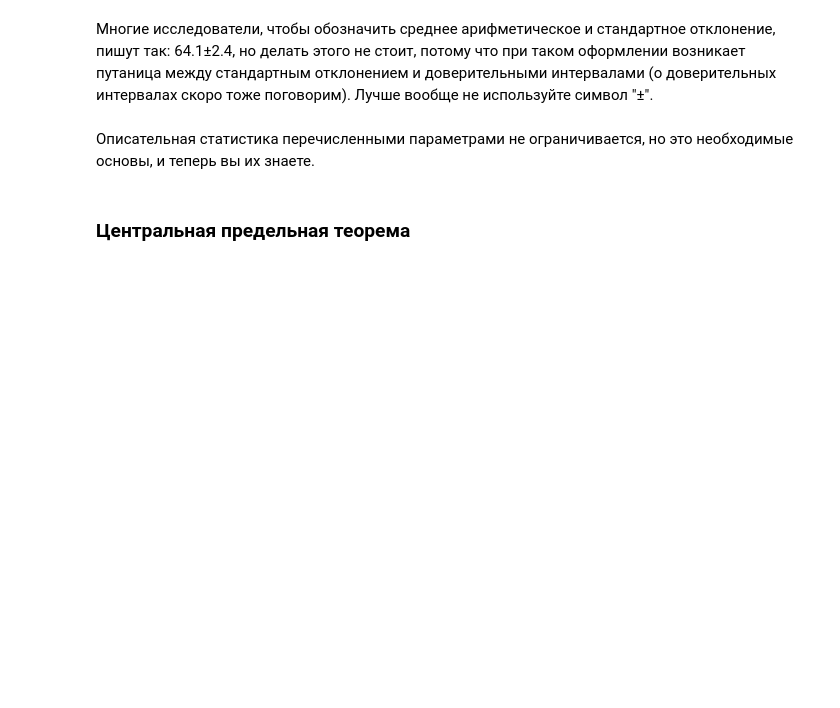
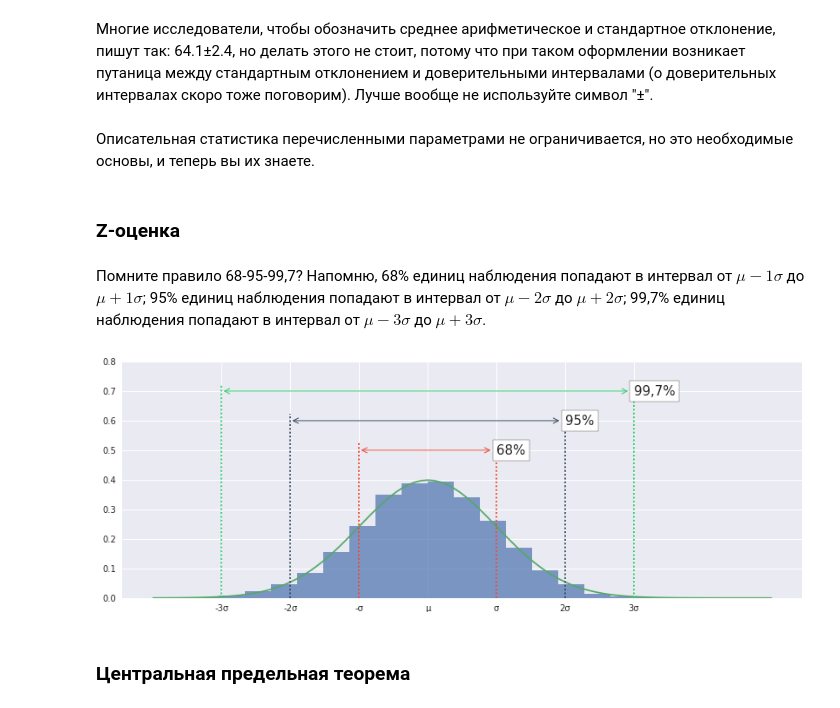
Before and after one commit to mishaberegov/statistics, a Jupyter notebook: Статистика_для_нубов.ipynb, the cells around one changed output. Saved outputs shown, nothing was run; the diff lists cells and outputs as text; code cells hidden in the pictures; blank space fills up the shorter version.

```diff
--- a/Статистика_для_нубов.ipynb
+++ b/Статистика_для_нубов.ipynb
@@ -444,6 +444,15 @@ plt.show()
 Многие исследователи, чтобы обозначить среднее арифметическое и стандартное отклонение, пишут так: 64.1±2.4, но делать этого не стоит, потому что при таком оформлении возникает путаница между стандартным отклонением и доверительными интервалами (о доверительных интервалах скоро тоже поговорим). Лучше вообще не используйте символ "±".
 # %% [markdown]
 Описательная статистика перечисленными параметрами не ограничивается, но это необходимые основы, и теперь вы их знаете.
+# %% [markdown]
+### Z-оценка
+# %% [markdown]
+Помните правило 68-95-99,7? Напомню, 68% единиц наблюдения попадают в интервал от $\mu−1σ$ до $\mu+1σ$; 95% единиц наблюдения попадают в интервал от $\mu−2σ$ до $\mu+2σ$; 99,7% единиц наблюдения попадают в интервал от $\mu−3σ$ до $\mu+3σ$.
+# %%
+#Этот график я уже строил выше, так что не буду копировать тонну кода и просто перетащу сам график.
+fig_rule
+# %% [output]
+[figure, added]
 # %% [markdown]
 ### Центральная предельная теорема
 # %% [markdown]
```
Also changed, not shown: parts of 6 cells of this notebook.
